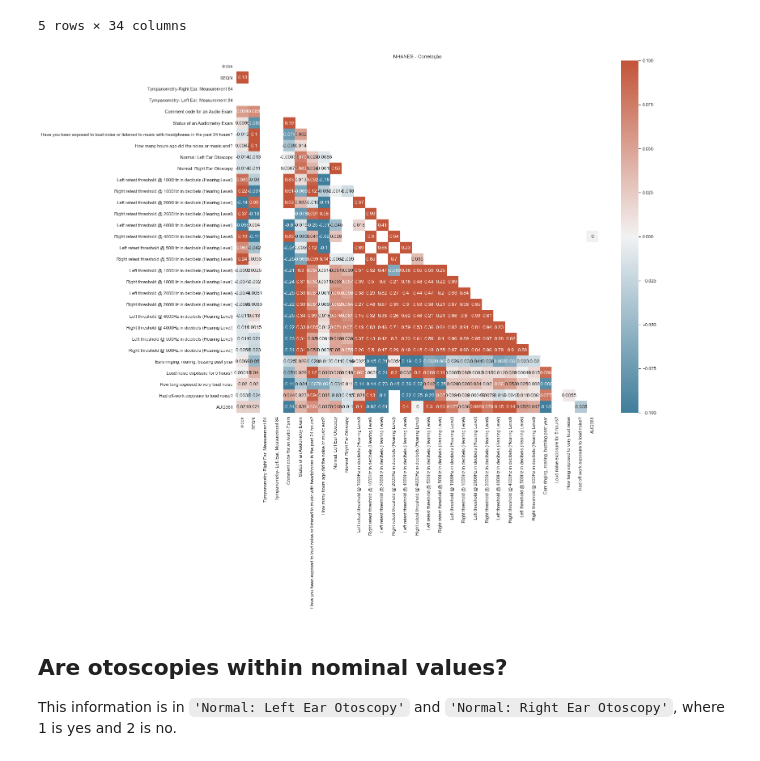
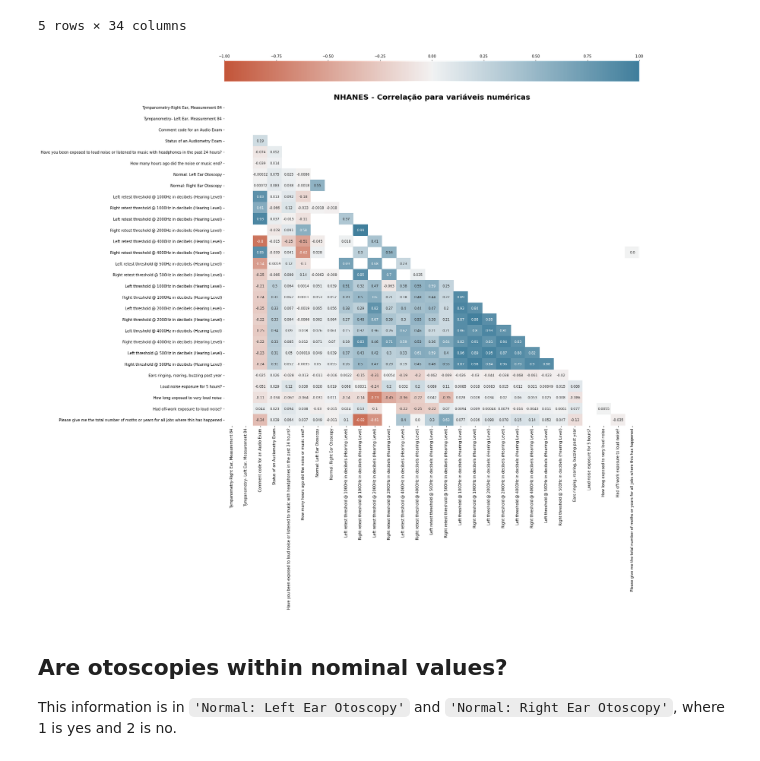
Before and after one commit to juliatessler/datascience4health-2021, a Jupyter notebook: notebooks/NHANES - Data Preparation.ipynb, the cells around one changed output. Cells and saved outputs as stored; diff of their text form; code cells hidden in the pictures.

```diff
--- a/notebooks/NHANES - Data Preparation.ipynb
+++ b/notebooks/NHANES - Data Preparation.ipynb
@@ -485,6 +485,7 @@ df8_filtered.rename(columns = {
     'AUXU500R': 'Right threshold @ 500Hz in decibels (Hearing Level)',
     'AUQ191': 'Ears ringing, roaring, buzzing past year',
     'AUQ360': 'How long exposed to very loud noise',
+    'AUQ361': 'Please give me the total number of moths or years for all jobs where this has happened',
     'AUQ370': 'Had off-work exposure to loud noise?'
     },
     inplace = True
@@ -525,26 +526,30 @@ df_filtered.head()
 5 rows × 34 columns
 # %%
 # source: https://seaborn.pydata.org/examples/many_pairwise_correlations.html
-sns.set_theme(style="white")
-
 # Compute the correlation matrix
-corr = df_filtered.corr()
+corr = df_filtered.drop(['SEQN', 'index'], 1).corr()
 
 # Generate a mask for the upper triangle
 mask = np.triu(corr)
 
 # Set up the matplotlib figure
-f, ax = plt.subplots(figsize=(20, 16))
+plt.subplots(figsize=(20, 20))
 
 # Generate a custom diverging colormap
-cmap = sns.diverging_palette(230, 20, as_cmap=True)
-divnorm = TwoSlopeNorm(vmin=-np.abs(mask.max()), vcenter=0, vmax=np.abs(mask.max()));
+cmap = sns.diverging_palette(20, 230, as_cmap=True)
+divnorm = TwoSlopeNorm(vmin=-1, vcenter=0, vmax=1)
 
-# Draw the heatmap with the mask and correct aspect ratio
-heatmap_corr = sns.heatmap(corr, cmap=cmap,norm=divnorm,annot=True, mask=mask).set_title('NHANES - Correlação');
-heatmap_corr;
+heatmap_corr = sns.heatmap(corr,
+                           mask=mask,
+                           cmap=cmap,
+                           norm=divnorm,
+                           cbar_kws = dict(use_gridspec=False, location="top"),
+                           annot=True,
+                           fmt='.2',
+                           annot_kws={"fontsize": 9})
+heatmap_corr.set_title('NHANES - Correlação para variáveis numéricas', fontsize = 20, fontweight='bold');
 # %% [output]
-[figure, old version]
+[figure, new version]
 # %%
 heatmap_corr_fig = heatmap_corr.get_figure()
 heatmap_corr_fig.savefig('../images/heatmap_corr.png')
```
Also changed, not shown: parts of 12 cells of this notebook, 12 other files.
